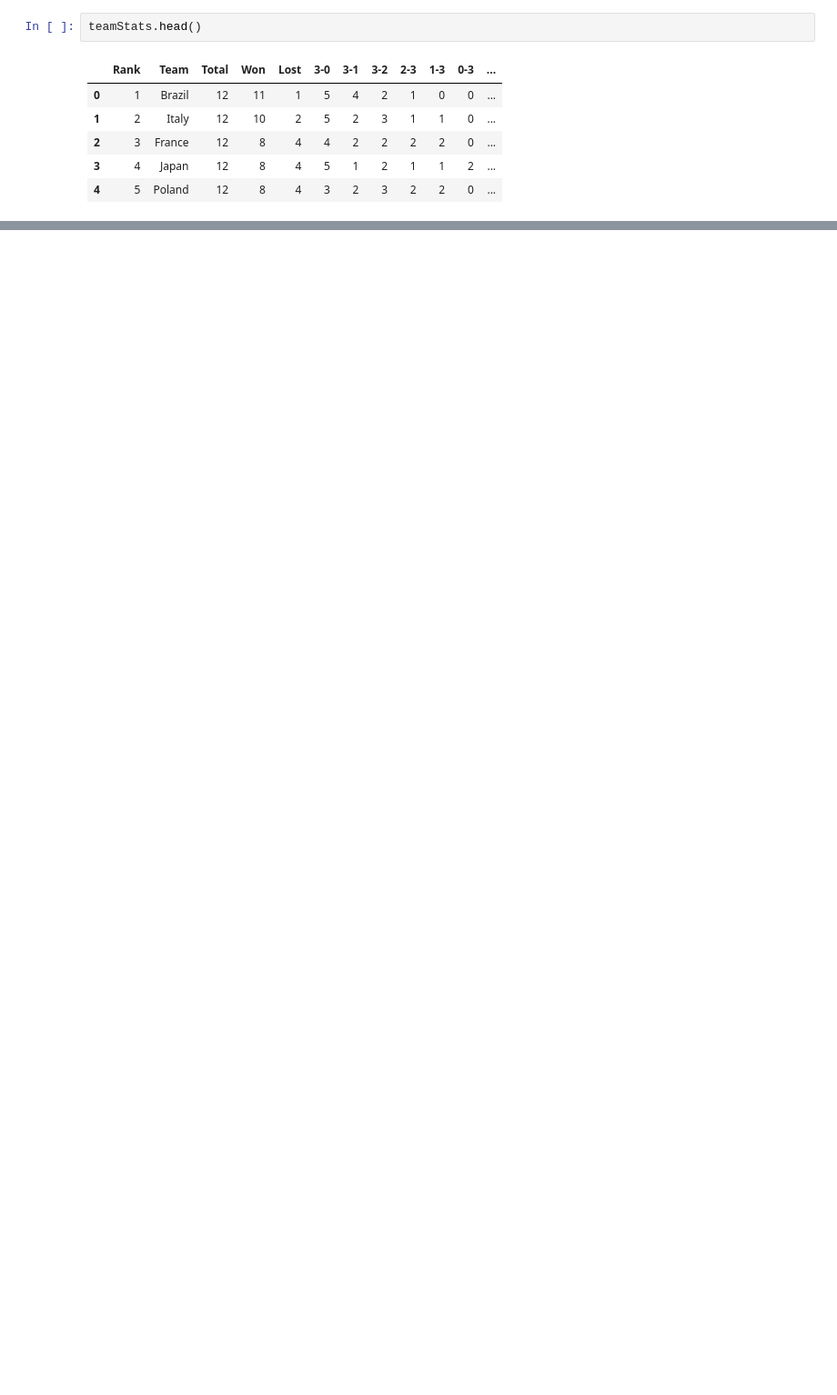
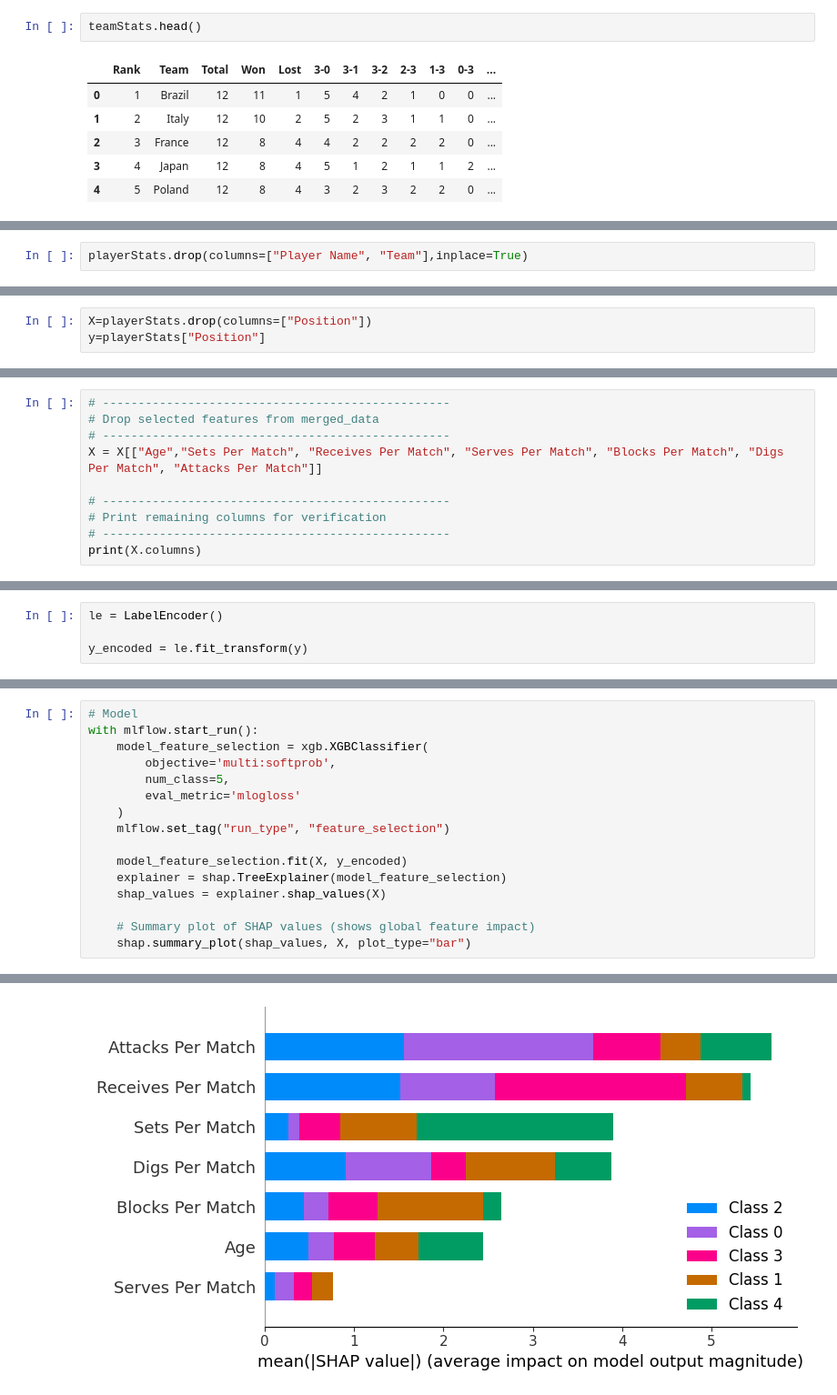
Before and after one commit to Nasz-113/portfolio-ml, a Jupyter notebook: analysis.ipynb, the cells around one changed output, grey strips where cells are left out. Shown at 91% size. Cells and saved outputs as stored; diff of their text form; blank space fills up the shorter version.

```diff
--- a/analysis.ipynb
+++ b/analysis.ipynb
@@ -57,0 +137,2 @@ teamStats.head()
+# %%
+playerStats.drop(columns=["Player Name", "Team"],inplace=True)
@@ -57,0 +150,3 @@ teamStats.head()
+# %%
+X=playerStats.drop(columns=["Position"])
+y=playerStats["Position"]
@@ -57,0 +247,10 @@ teamStats.head()
+# %%
+# -------------------------------------------------
+# Drop selected features from merged_data
+# -------------------------------------------------
+X = X[["Age","Sets Per Match", "Receives Per Match", "Serves Per Match", "Blocks Per Match", "Digs Per Match", "Attacks Per Match"]]
+
+# -------------------------------------------------
+# Print remaining columns for verification
+# -------------------------------------------------
+print(X.columns)
@@ -57,0 +261,4 @@ teamStats.head()
+# %%
+le = LabelEncoder()
+
+y_encoded = le.fit_transform(y)
@@ -57,0 +284,17 @@ teamStats.head()
+# %%
+# Model
+with mlflow.start_run():
+    model_feature_selection = xgb.XGBClassifier(
+        objective='multi:softprob',
+        num_class=5,
+        eval_metric='mlogloss'
+    )
+    mlflow.set_tag("run_type", "feature_selection")
+
+    model_feature_selection.fit(X, y_encoded)
+    explainer = shap.TreeExplainer(model_feature_selection)
+    shap_values = explainer.shap_values(X)
+
+    # Summary plot of SHAP values (shows global feature impact)
+    shap.summary_plot(shap_values, X, plot_type="bar")
+# %% [output]
@@ -57,0 +302 @@ teamStats.head()
+[figure, added]
```
Also changed, not shown: parts of 23 cells of this notebook, 30 other files.
